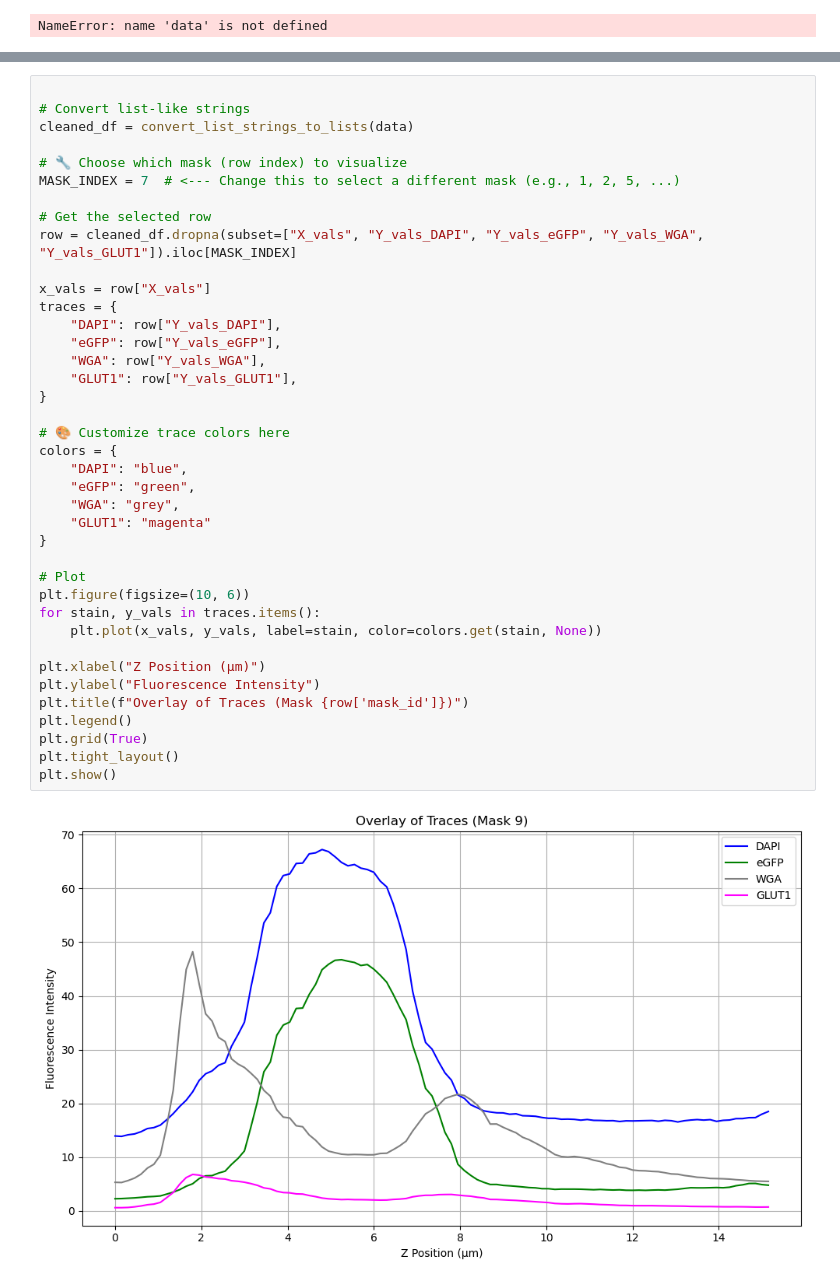
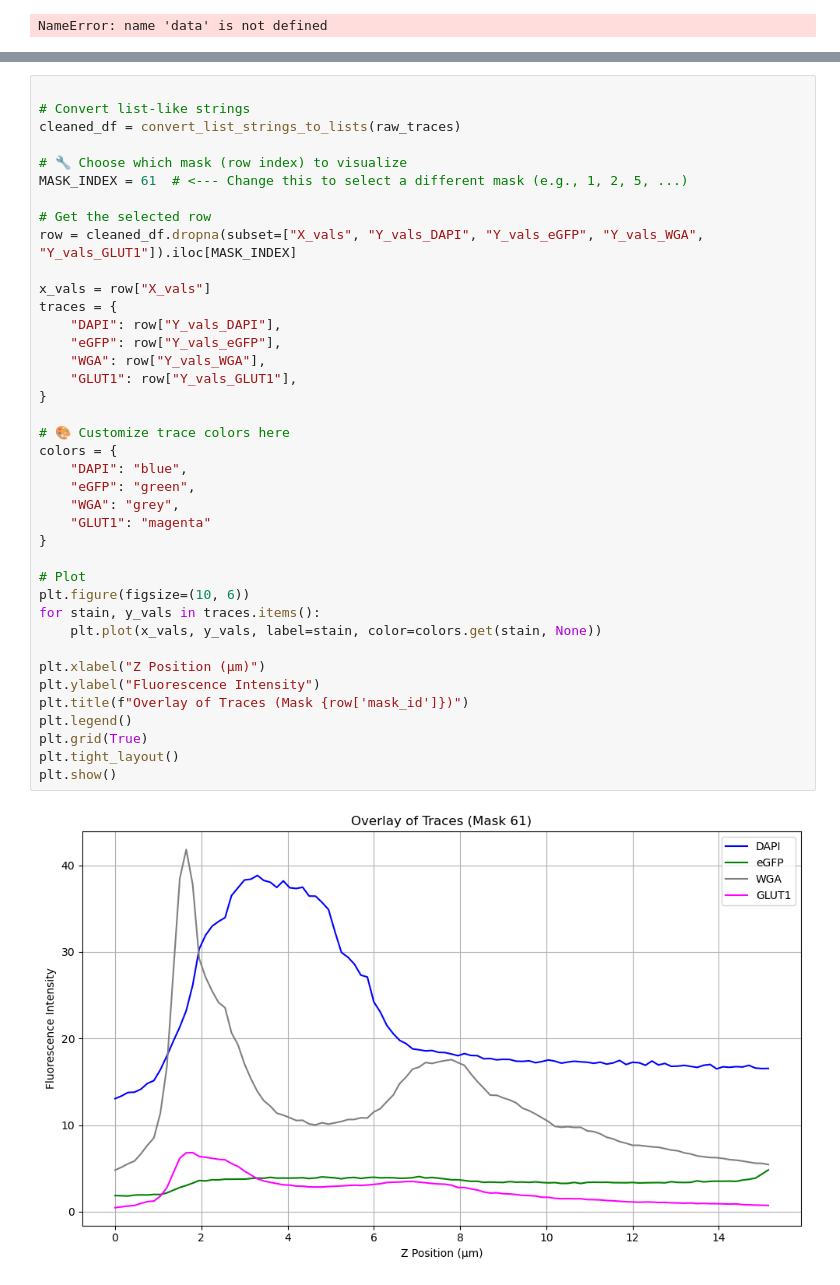
Before and after one commit to rltinio/ImageAnalysis, a Jupyter notebook: GUI Development/Examine_Files.ipynb, the cells around one changed output, grey strips where cells are left out. Saved outputs shown, nothing was run; the diff lists cells and outputs as text.

```diff
--- a/GUI Development/Examine_Files.ipynb
+++ b/GUI Development/Examine_Files.ipynb
@@ -91,41 +108,41 @@ new_data.X_vals.iloc[0]
 # %%
 
 # Convert list-like strings
-cleaned_df = convert_list_strings_to_lists(data)
+cleaned_df = convert_list_strings_to_lists(raw_traces)
 
 # 🔧 Choose which mask (row index) to visualize
-MASK_INDEX = 7  # <--- Change this to select a different mask (e.g., 1, 2, 5, ...)
+MASK_INDEX = 61  # <--- Change this to select a different mask (e.g., 1, 2, 5, ...)
 
 # Get the selected row
 row = cleaned_df.dropna(subset=["X_vals", "Y_vals_DAPI", "Y_vals_eGFP", "Y_vals_WGA", "Y_vals_GLUT1"]).iloc[MASK_INDEX]
 
 x_vals = row["X_vals"]
 traces = {
     "DAPI": row["Y_vals_DAPI"],
     "eGFP": row["Y_vals_eGFP"],
     "WGA": row["Y_vals_WGA"],
     "GLUT1": row["Y_vals_GLUT1"],
 }
 
 # 🎨 Customize trace colors here
 colors = {
     "DAPI": "blue",
     "eGFP": "green",
     "WGA": "grey",
     "GLUT1": "magenta"
 }
 
 # Plot
 plt.figure(figsize=(10, 6))
 for stain, y_vals in traces.items():
     plt.plot(x_vals, y_vals, label=stain, color=colors.get(stain, None))
 
 plt.xlabel("Z Position (µm)")
 plt.ylabel("Fluorescence Intensity")
 plt.title(f"Overlay of Traces (Mask {row['mask_id']})")
 plt.legend()
 plt.grid(True)
 plt.tight_layout()
 plt.show()
 # %% [output]
-[figure, old version]
+[figure, new version]
```
Also changed, not shown: parts of 8 cells of this notebook, 6 other files.
